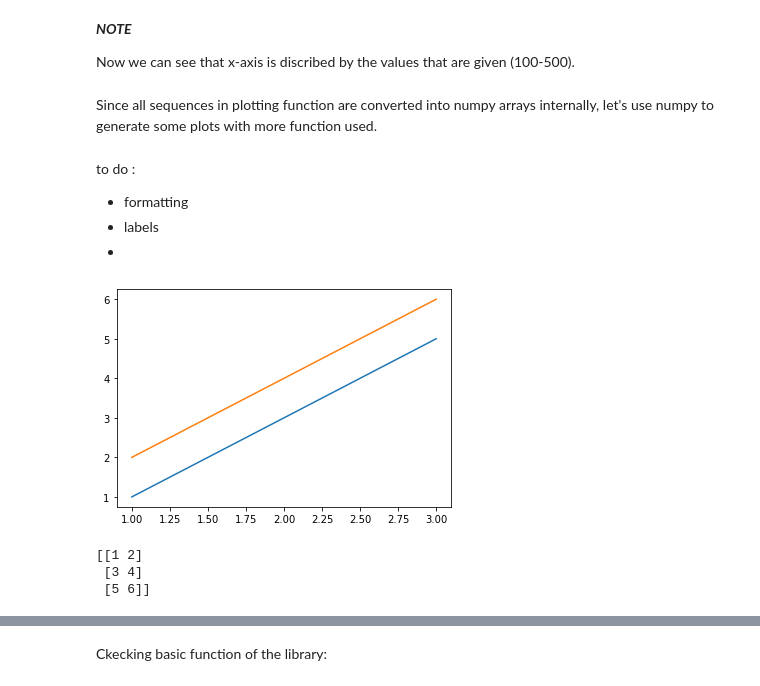
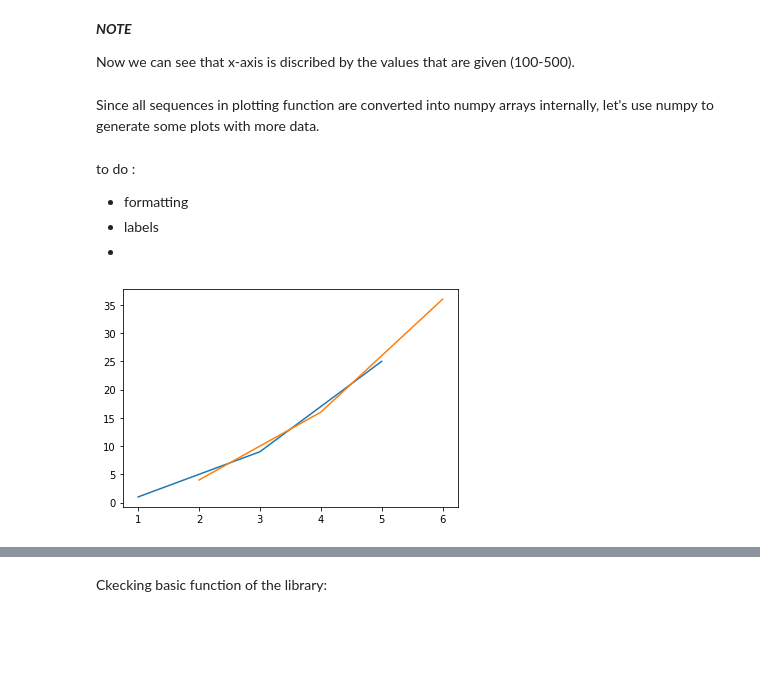
Before and after one commit to DracoNibilis/CAO_Points_Analysis, a Jupyter notebook: pyplot.ipynb, the cells around one changed output, grey strips where cells are left out. Cells and saved outputs as stored; diff of their text form; code cells hidden in the pictures; blank space fills up the shorter version.

```diff
--- a/pyplot.ipynb
+++ b/pyplot.ipynb
@@ -157,21 +166,17 @@ plt.show()
 
 Now we can see that x-axis is discribed by the values that are given (100-500).
 # %% [markdown]
-Since all sequences in plotting function are converted into numpy arrays internally, let's use numpy to generate some plots with more function used.
+Since all sequences in plotting function are converted into numpy arrays internally, let's use numpy to generate some plots with more data.
 # %% [markdown]
 to do :
 - formatting
 - labels
 -
 # %%
-#plotting with more data
-x = [1, 2, 3]
-y = np.array([[1, 2], [3, 4], [5, 6]])
+# Plotting with more data.
+x = np.array([[1, 2], [3, 4], [5, 6]])
+y = x**2
 plt.plot(x, y)
 plt.show()
-print(y)
 # %% [output]
-[figure, old version]
+[figure, new version]
-[[1 2]
- [3 4]
- [5 6]]
```
Also changed, not shown: parts of 10 cells of this notebook.
